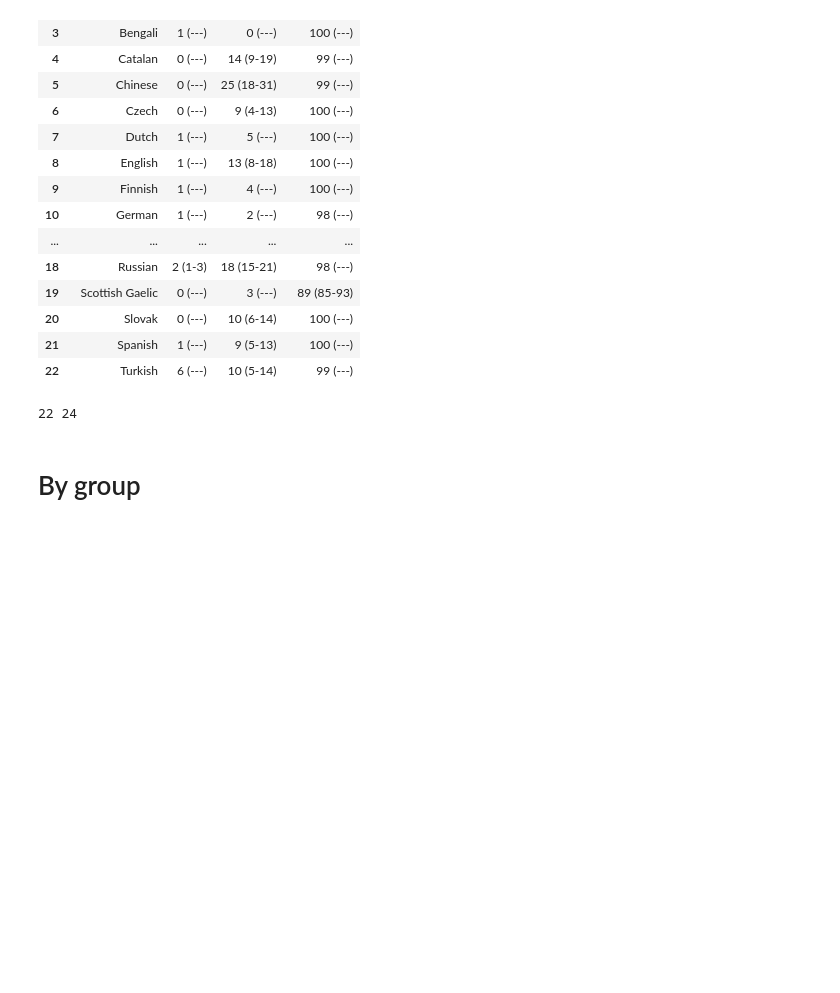
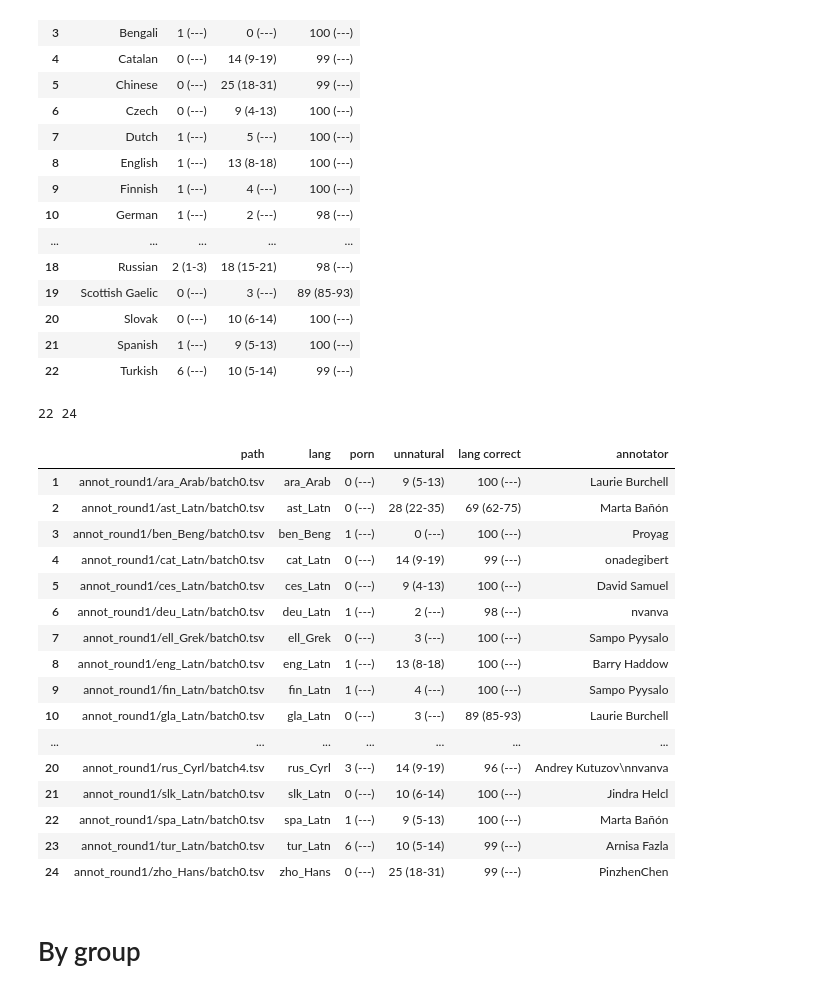
Before and after one commit to hplt-project/release2_inspection, a Jupyter notebook: Proportions.ipynb, the cells around one changed output. Drawn from its saved outputs; the diff is of its cells as text; code cells hidden in the pictures; blank space fills up the shorter version.

Commit message:
merging annotations and samples to get annotated dataset in a single file

```diff
--- a/Proportions.ipynb
+++ b/Proportions.ipynb
@@ -174,6 +174,36 @@ qdf
 print(pdf.lang.nunique(), pdf.path.nunique())
 # %% [output]
 22 24
+# %%
+import subprocess
+
+def git_shortlog(file_path):
+    return subprocess.check_output(f"git shortlog -s -n HEAD {file_path} | cut -f 2 | grep -vi 'Arefev'", shell=True, text=True).strip()
+
+pdf = df.drop(columns=['text_show','id'])
+qdf = pdf.drop(columns=['Language Name']).groupby(['path','lang']).agg(lambda s: ci(s)).reset_index().sort_values(by='lang')
+qdf['annotator'] = qdf.path.apply(git_shortlog)
+df.merge(qdf['path annotator'.split()], on='path').to_csv('annotated.tsv', sep='\t',index=False)
+qdf.index += 1
+qdf
+# %% [output]
+|  | path | lang | porn | unnatural | lang correct | annotator |
+| 1 | annot_round1/ara_Arab/batch0.tsv | ara_Arab | 0 (---) | 9 (5-13) | 100 (---) | Laurie Burchell |
+| 2 | annot_round1/ast_Latn/batch0.tsv | ast_Latn | 0 (---) | 28 (22-35) | 69 (62-75) | Marta Bañón |
+| 3 | annot_round1/ben_Beng/batch0.tsv | ben_Beng | 1 (---) | 0 (---) | 100 (---) | Proyag |
+| 4 | annot_round1/cat_Latn/batch0.tsv | cat_Latn | 0 (---) | 14 (9-19) | 99 (---) | onadegibert |
+| 5 | annot_round1/ces_Latn/batch0.tsv | ces_Latn | 0 (---) | 9 (4-13) | 100 (---) | David Samuel |
+| 6 | annot_round1/deu_Latn/batch0.tsv | deu_Latn | 1 (---) | 2 (---) | 98 (---) | nvanva |
+| 7 | annot_round1/ell_Grek/batch0.tsv | ell_Grek | 0 (---) | 3 (---) | 100 (---) | Sampo Pyysalo |
+| 8 | annot_round1/eng_Latn/batch0.tsv | eng_Latn | 1 (---) | 13 (8-18) | 100 (---) | Barry Haddow |
+| 9 | annot_round1/fin_Latn/batch0.tsv | fin_Latn | 1 (---) | 4 (---) | 100 (---) | Sampo Pyysalo |
+| 10 | annot_round1/gla_Latn/batch0.tsv | gla_Latn | 0 (---) | 3 (---) | 89 (85-93) | Laurie Burchell |
+| ... | ... | ... | ... | ... | ... | ... |
+| 20 | annot_round1/rus_Cyrl/batch4.tsv | rus_Cyrl | 3 (---) | 14 (9-19) | 96 (---) | Andrey Kutuzov\nnvanva |
+| 21 | annot_round1/slk_Latn/batch0.tsv | slk_Latn | 0 (---) | 10 (6-14) | 100 (---) | Jindra Helcl |
+| 22 | annot_round1/spa_Latn/batch0.tsv | spa_Latn | 1 (---) | 9 (5-13) | 100 (---) | Marta Bañón |
+| 23 | annot_round1/tur_Latn/batch0.tsv | tur_Latn | 6 (---) | 10 (5-14) | 99 (---) | Arnisa Fazla |
+| 24 | annot_round1/zho_Hans/batch0.tsv | zho_Hans | 0 (---) | 25 (18-31) | 99 (---) | PinzhenChen |
 # %% [markdown]
 # By group
 # %%
```
Also changed, not shown: parts of 1 cell of this notebook, 3 other files.
